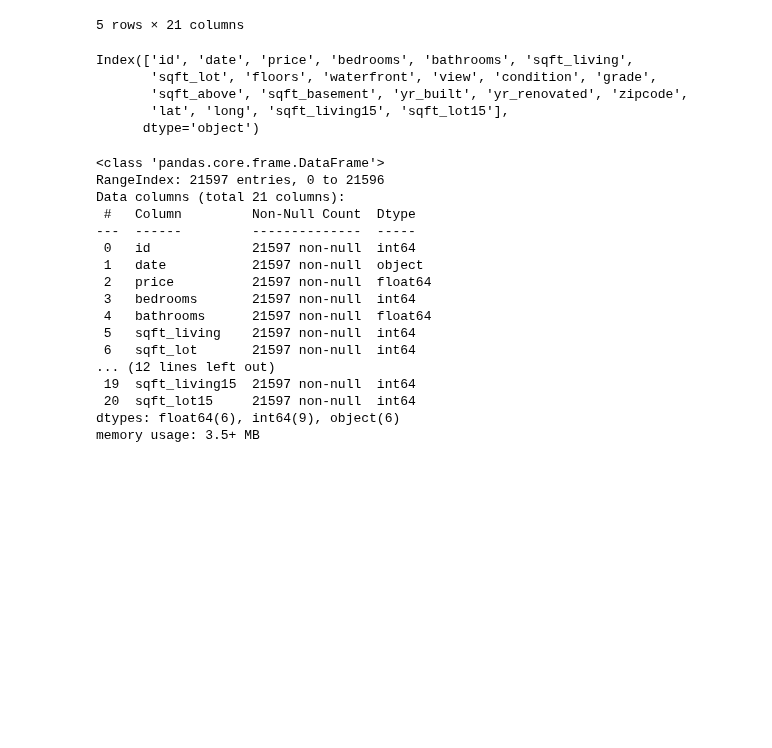
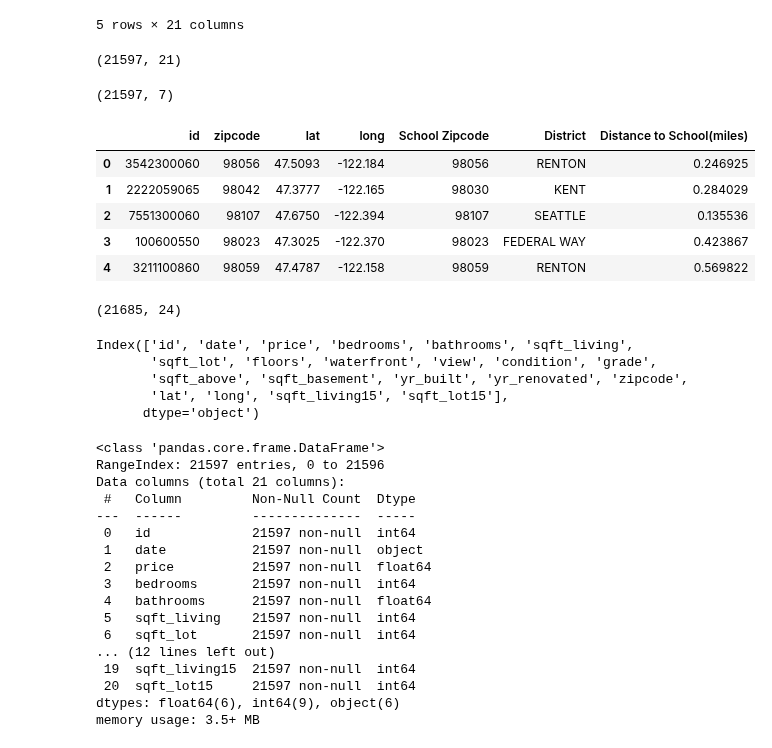
Before and after one commit to cyborgsage/kingco-realestate, a Jupyter notebook: index.ipynb, the cells around one changed output. Saved outputs shown, nothing was run; the diff lists cells and outputs as text; code cells hidden in the pictures; blank space fills up the shorter version.

Commit message:
Merged Scraped School Data with kc_house csv

```diff
--- a/index.ipynb
+++ b/index.ipynb
@@ -10,6 +10,7 @@ import matplotlib.pyplot as plt
 %matplotlib inline
 # %%
 df = pd.read_csv('data/kc_house_data.csv')
+df_school = pd.read_csv('data/ProxySchool.csv')
 # %%
 df.head()
 # %% [output]
@@ -20,3 +21,20 @@ df.head()
 | 3 | 2487200875 | 12/9/2014 | 604000.0 | 4 | 3.00 | 1960 | 5000 | 1.0 | NO | NONE | ... |
 | 4 | 1954400510 | 2/18/2015 | 510000.0 | 3 | 2.00 | 1680 | 8080 | 1.0 | NO | NONE | ... |
 5 rows × 21 columns
+# %%
+df.shape
+# %% [output]
+(21597, 21)
+# %%
+df_school.shape
+# %% [output]
+(21597, 7)
+# %%
+df_school.head()
+# %% [output]
+|  | id | zipcode | lat | long | School Zipcode | District | Distance to School(miles) |
+| 0 | 3542300060 | 98056 | 47.5093 | -122.184 | 98056 | RENTON | 0.246925 |
+| 1 | 2222059065 | 98042 | 47.3777 | -122.165 | 98030 | KENT | 0.284029 |
+| 2 | 7551300060 | 98107 | 47.6750 | -122.394 | 98107 | SEATTLE | 0.135536 |
+| 3 | 100600550 | 98023 | 47.3025 | -122.370 | 98023 | FEDERAL WAY | 0.423867 |
+| 4 | 3211100860 | 98059 | 47.4787 | -122.158 | 98059 | RENTON | 0.569822 |
@@ -22,0 +45,4 @@ df.head()
+# %%
+df2.shape
+# %% [output]
+(21685, 24)
```
Also changed, not shown: parts of 2 cells of this notebook, 3 other files.
